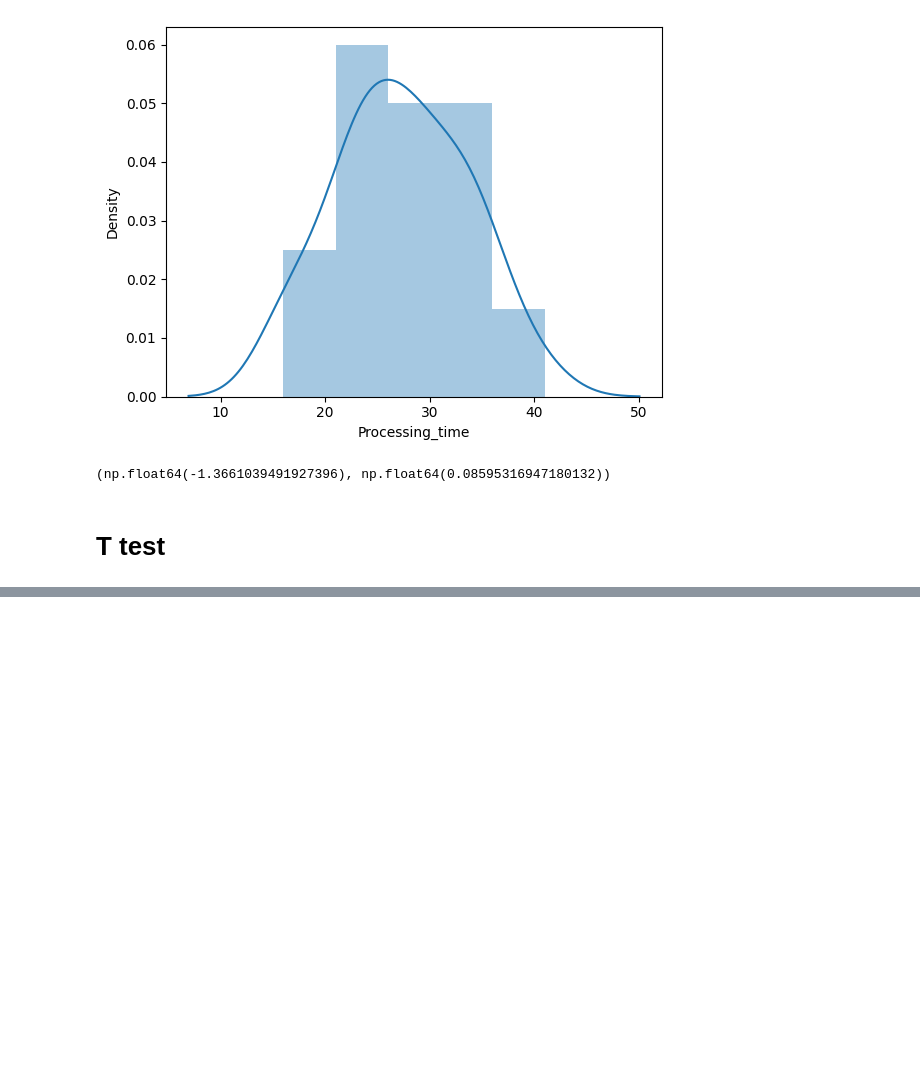
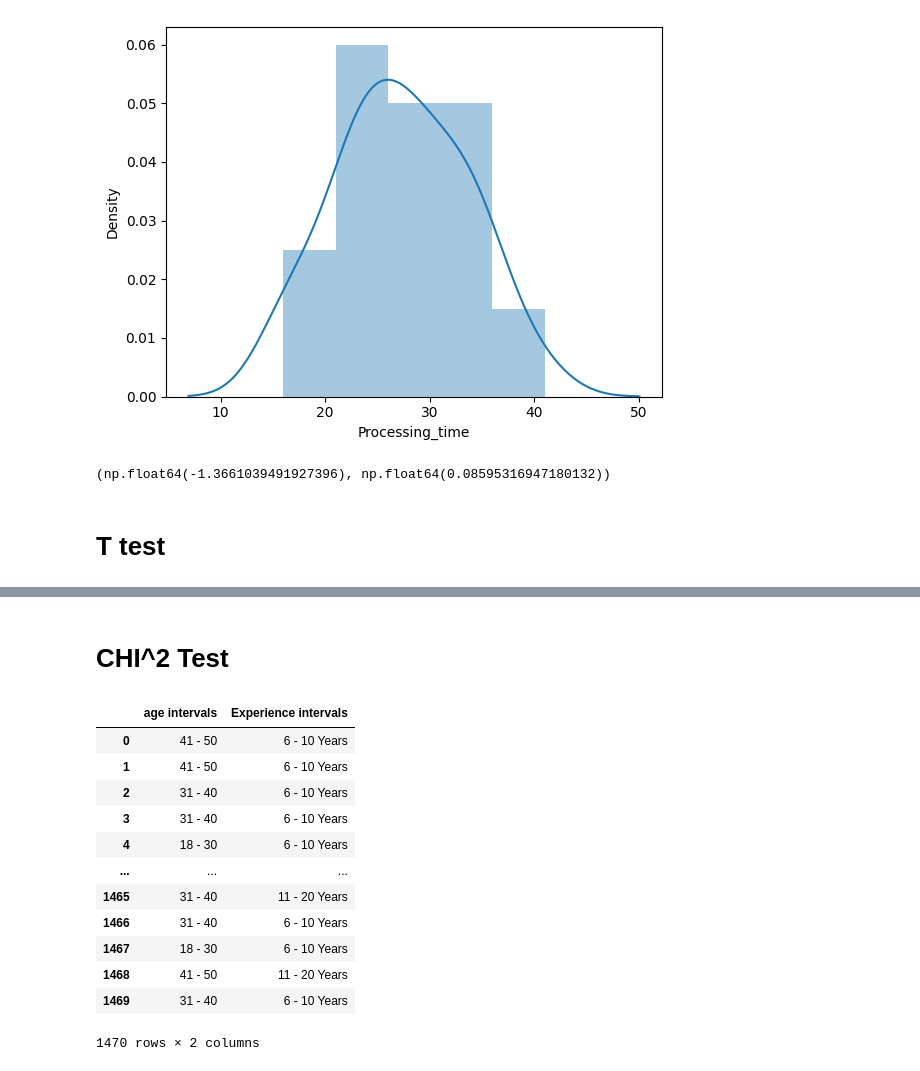
Before and after one commit to siddh-webd-ml/Machine-Learning, a Jupyter notebook: test.ipynb, the cells around one changed output, grey strips where cells are left out. Cells and saved outputs as stored; diff of their text form; code cells hidden in the pictures; blank space fills up the shorter version.

Commit message:
hypothesis tests

```diff
--- a/test.ipynb
+++ b/test.ipynb
@@ -84,0 +146,19 @@ z_test(30,12.5,df["Processing_time"])
+# %% [markdown]
+# CHI^2 Test
+# %%
+df = pd.read_csv("/content/chi1__2__lyst1729241145055.csv")
+df
+# %% [output]
+|  | age intervals | Experience intervals |
+| 0 | 41 - 50 | 6 - 10 Years |
+| 1 | 41 - 50 | 6 - 10 Years |
+| 2 | 31 - 40 | 6 - 10 Years |
+| 3 | 31 - 40 | 6 - 10 Years |
+| 4 | 18 - 30 | 6 - 10 Years |
+| ... | ... | ... |
+| 1465 | 31 - 40 | 11 - 20 Years |
+| 1466 | 31 - 40 | 6 - 10 Years |
+| 1467 | 18 - 30 | 6 - 10 Years |
+| 1468 | 41 - 50 | 11 - 20 Years |
+| 1469 | 31 - 40 | 6 - 10 Years |
+1470 rows × 2 columns
```
Also changed, not shown: parts of 26 cells of this notebook.
